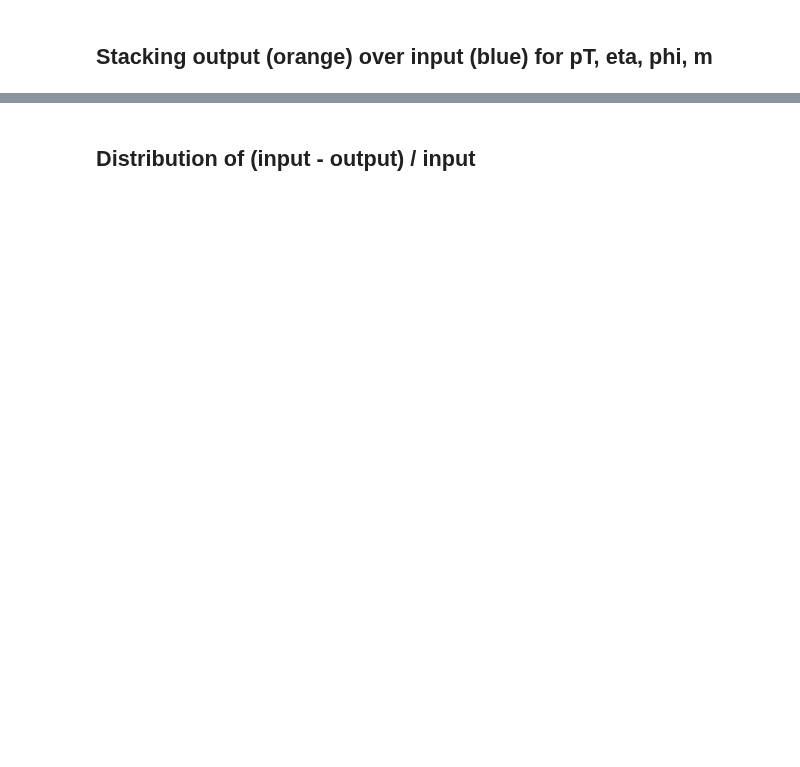
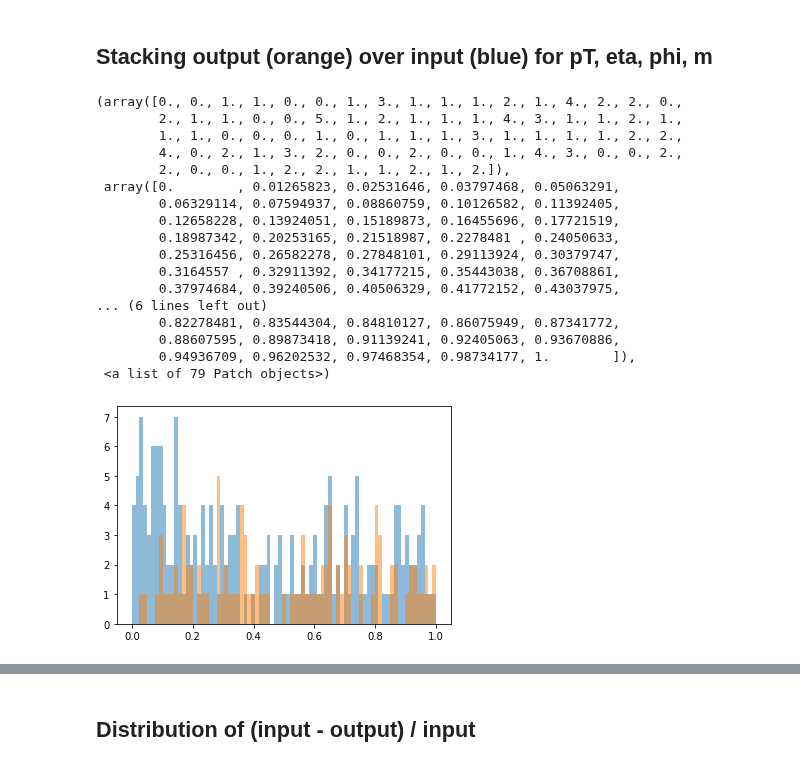
Before and after one commit to stsan9/AnomalyDetection4Jets, a Jupyter notebook: VAE.ipynb, the cells around one changed output, grey strips where cells are left out. Drawn from its saved outputs; the diff is of its cells as text; code cells hidden in the pictures; blank space fills up the shorter version.

```diff
--- a/VAE.ipynb
+++ b/VAE.ipynb
@@ -166,4 +190,4 @@ import matplotlib.pyplot as plt
 # %%
-predictions = vae.predict(x_val)
+predictions = vae.predict(x_test)
 # %%
 predictions
@@ -175,16 +208,35 @@ eta_pred = [row[1] for row in predictions]
 phi_pred = [row[2] for row in predictions]
 mass_pred = [row[3] for row in predictions]
 # %%
-pT = [row[0] for row in x_val]
-eta = [row[1] for row in x_val]
-phi = [row[2] for row in x_val]
-mass = [row[3] for row in x_val]
+pT = [row[0] for row in x_test]
+eta = [row[1] for row in x_test]
+phi = [row[2] for row in x_test]
+mass = [row[3] for row in x_test]
 # %% [markdown]
 ## Stacking output (orange) over input (blue) for pT, eta, phi, m
 # %%
-bins = np.linspace(0, 1, 30)
+bins = np.linspace(0, 1, 80)
 plt.hist(pT, bins=bins,alpha=0.5)
 plt.hist(pT_pred, bins=bins,alpha=0.5)
+# %% [output]
+(array([0., 0., 1., 1., 0., 0., 1., 3., 1., 1., 1., 2., 1., 4., 2., 2., 0.,
+        2., 1., 1., 0., 0., 5., 1., 2., 1., 1., 1., 4., 3., 1., 1., 2., 1.,
+        1., 1., 0., 0., 0., 1., 0., 1., 1., 1., 3., 1., 1., 1., 1., 2., 2.,
+        4., 0., 2., 1., 3., 2., 0., 0., 2., 0., 0., 1., 4., 3., 0., 0., 2.,
+        2., 0., 0., 1., 2., 2., 1., 1., 2., 1., 2.]),
+ array([0.        , 0.01265823, 0.02531646, 0.03797468, 0.05063291,
+        0.06329114, 0.07594937, 0.08860759, 0.10126582, 0.11392405,
+        0.12658228, 0.13924051, 0.15189873, 0.16455696, 0.17721519,
+        0.18987342, 0.20253165, 0.21518987, 0.2278481 , 0.24050633,
+        0.25316456, 0.26582278, 0.27848101, 0.29113924, 0.30379747,
+        0.3164557 , 0.32911392, 0.34177215, 0.35443038, 0.36708861,
+        0.37974684, 0.39240506, 0.40506329, 0.41772152, 0.43037975,
+... (6 lines left out)
+        0.82278481, 0.83544304, 0.84810127, 0.86075949, 0.87341772,
+        0.88607595, 0.89873418, 0.91139241, 0.92405063, 0.93670886,
+        0.94936709, 0.96202532, 0.97468354, 0.98734177, 1.        ]),
+ <a list of 79 Patch objects>)
+[figure, added]
 # %%
 plt.hist(eta, bins=bins,alpha=0.5)
 plt.hist(eta_pred, bins=bins,alpha=0.5)
```
Also changed, not shown: parts of 24 cells of this notebook.
